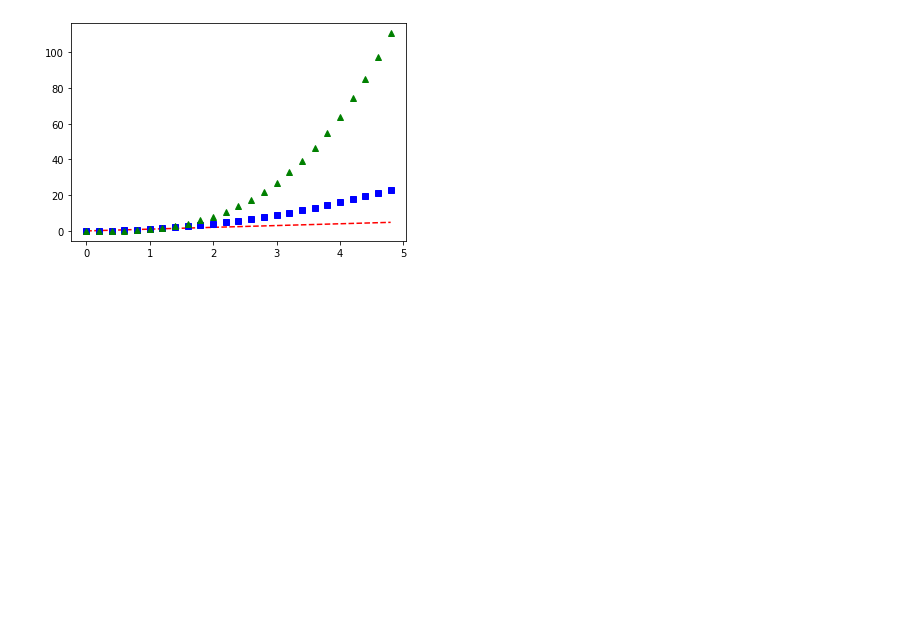
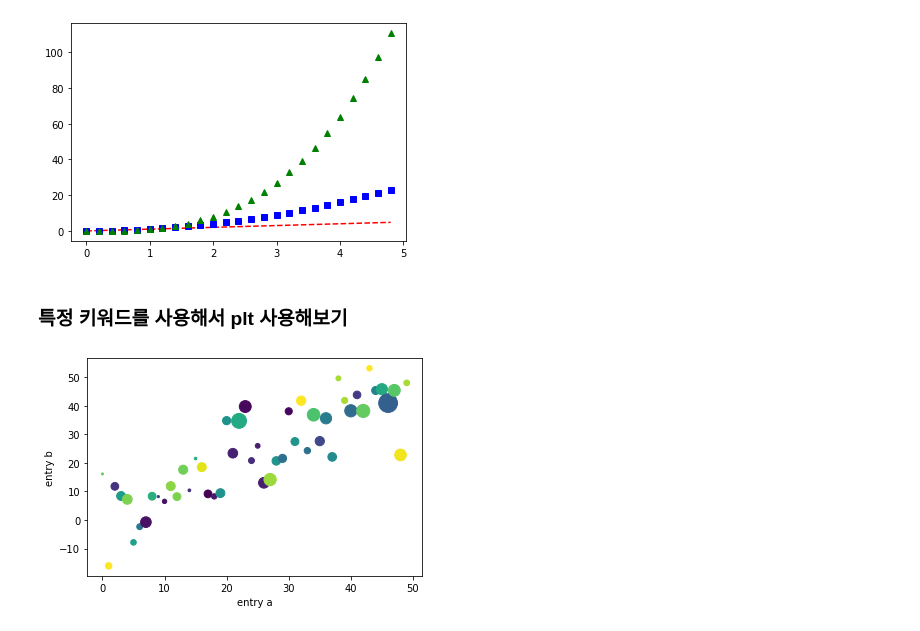
Before and after one commit to CEOJINSUNG/Bigdata, a Jupyter notebook: Matplotlib/2번 기본적인 Pyplot Tutorial.ipynb, the cells around one changed output. Cells and saved outputs as stored; diff of their text form; code cells hidden in the pictures; blank space fills up the shorter version.

```diff
--- a/Matplotlib/2번 기본적인 Pyplot Tutorial.ipynb
+++ b/Matplotlib/2번 기본적인 Pyplot Tutorial.ipynb
@@ -26,3 +29,22 @@ plt.plot(t, t, 'r--', t, t**2, 'bs', t, t**3, 'g^')
 plt.show()
 # %% [output]
 [figure]
+# %% [markdown]
+### 특정 키워드를 사용해서 plt 사용해보기
+# %%
+# np.arange(start, stop) np.arange(50)은 [0, 1, ..., 49]을 의미
+# np.random.randint(low, high, size) 아래는 0~49사이의 숫자를 50개 뽑는다는 의미
+# np.random.randn(d0,d1 ...) np.random.randn(50)은 0과 1사이의 숫자를 50개 뽑는다는 의미임
+data = {'a': np.arange(50),
+        'c': np.random.randint(0, 50, 50),
+        'd': np.random.randn(50)}
+data['b'] = data['a'] + 10 * np.random.randn(50)
+data['d'] = np.abs(data['d']) * 100
+
+# plt.scatter(x, y, c=color, s=shape, data=data)
+plt.scatter('a', 'b', c='c', s='d', data=data)
+plt.xlabel('entry a')
+plt.ylabel('entry b')
+plt.show()
+# %% [output]
+[figure, added]
```
Also changed, not shown: parts of 12 cells of this notebook.
